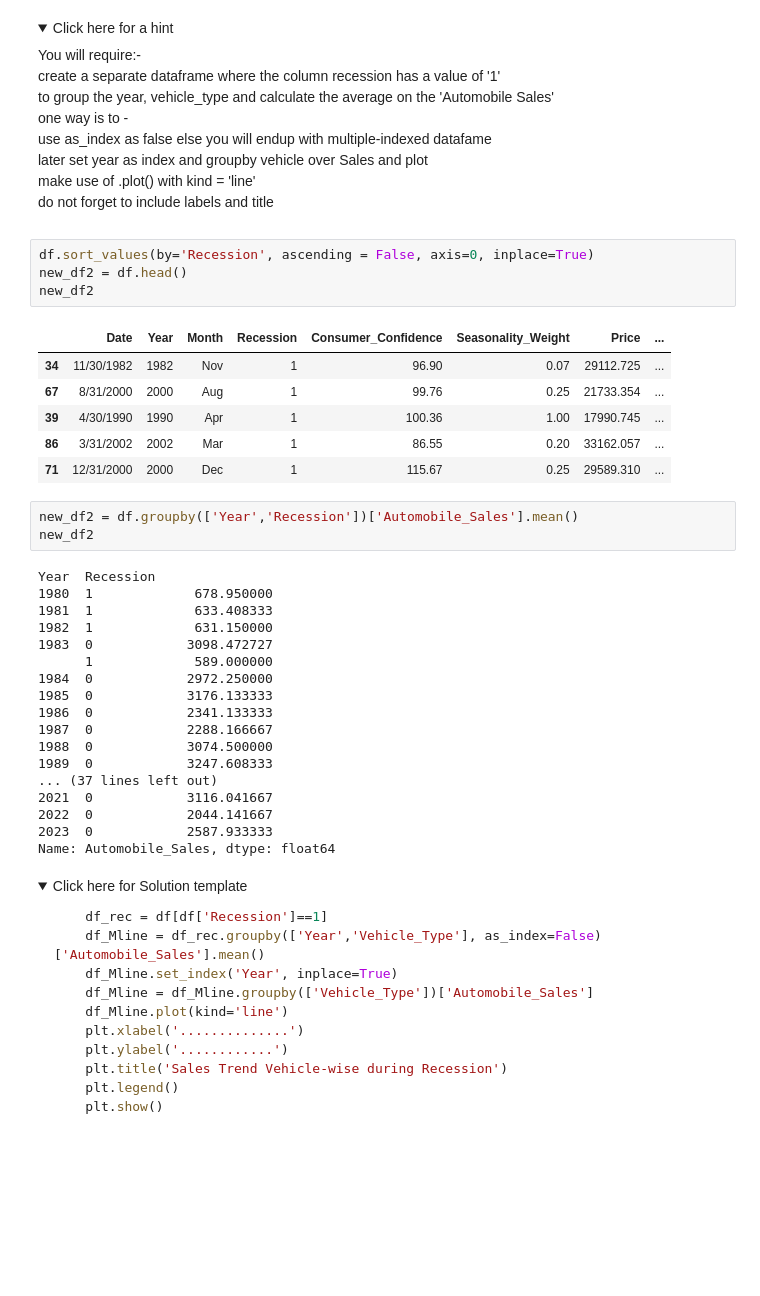
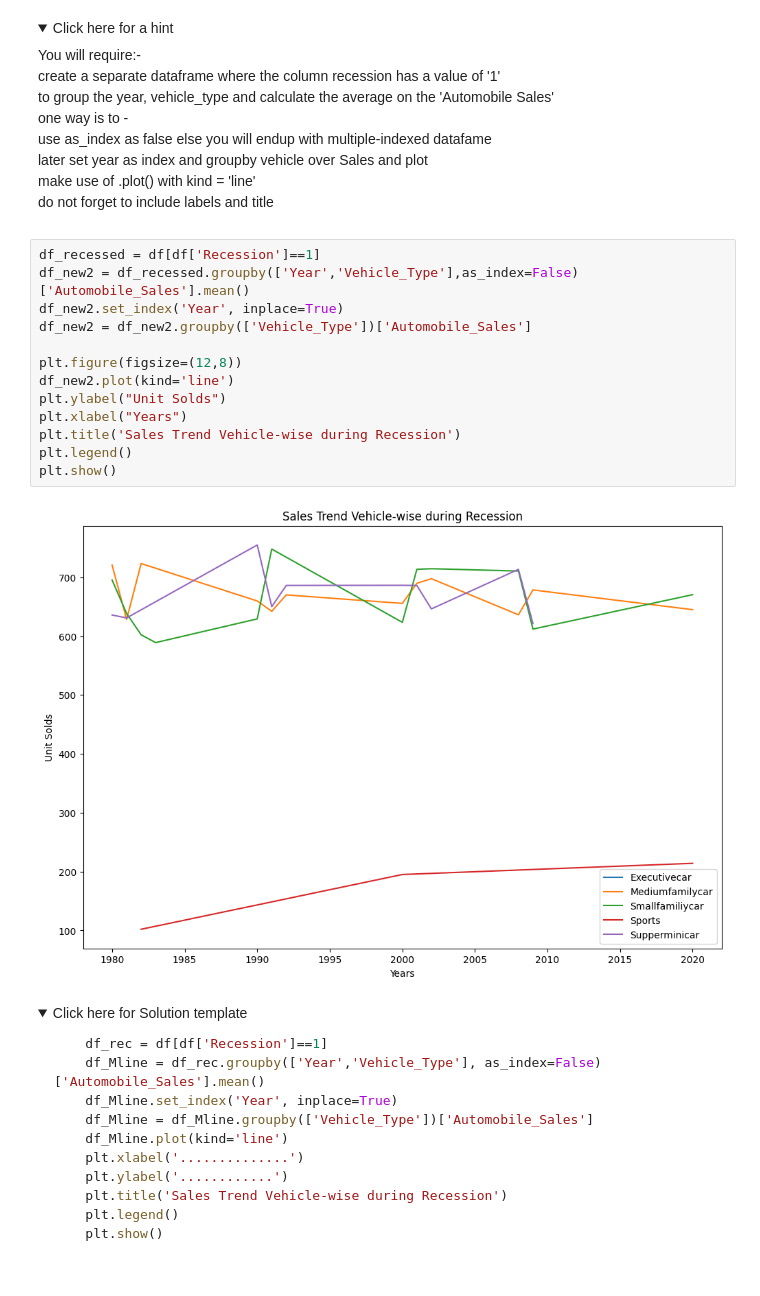
Before and after one commit to darwin-garcia/IBM-Data-Science, a Jupyter notebook: Module 8/Final-Assignment-Part1-v2.ipynb, the cells around one changed output. Saved outputs shown, nothing was run; the diff lists cells and outputs as text; folded sections open; blank space fills up the shorter version.

```diff
--- a/Module 8/Final-Assignment-Part1-v2.ipynb
+++ b/Module 8/Final-Assignment-Part1-v2.ipynb
@@ -323,38 +323,21 @@ Save this plot as "Line_Plot_1.png"</span><br>
     <br>do not forget to include labels and title
 </p>
 </details>
-# %%
-df.sort_values(by='Recession', ascending = False, axis=0, inplace=True)
-new_df2 = df.head()
-new_df2
-# %% [output]
-|  | Date | Year | Month | Recession | Consumer_Confidence | Seasonality_Weight | Price | ... |
-| 34 | 11/30/1982 | 1982 | Nov | 1 | 96.90 | 0.07 | 29112.725 | ... |
-| 67 | 8/31/2000 | 2000 | Aug | 1 | 99.76 | 0.25 | 21733.354 | ... |
-| 39 | 4/30/1990 | 1990 | Apr | 1 | 100.36 | 1.00 | 17990.745 | ... |
-| 86 | 3/31/2002 | 2002 | Mar | 1 | 86.55 | 0.20 | 33162.057 | ... |
-| 71 | 12/31/2000 | 2000 | Dec | 1 | 115.67 | 0.25 | 29589.310 | ... |
-# %%
-new_df2 = df.groupby(['Year','Recession'])['Automobile_Sales'].mean()
-new_df2
-# %% [output]
-Year  Recession
-1980  1             678.950000
-1981  1             633.408333
-1982  1             631.150000
-1983  0            3098.472727
-      1             589.000000
-1984  0            2972.250000
-1985  0            3176.133333
-1986  0            2341.133333
-1987  0            2288.166667
-1988  0            3074.500000
-1989  0            3247.608333
-... (37 lines left out)
-2021  0            3116.041667
-2022  0            2044.141667
-2023  0            2587.933333
-Name: Automobile_Sales, dtype: float64
+# %%
+df_recessed = df[df['Recession']==1]
+df_new2 = df_recessed.groupby(['Year','Vehicle_Type'],as_index=False)['Automobile_Sales'].mean()
+df_new2.set_index('Year', inplace=True)
+df_new2 = df_new2.groupby(['Vehicle_Type'])['Automobile_Sales']
+
+plt.figure(figsize=(12,8))
+df_new2.plot(kind='line')
+plt.ylabel("Unit Solds")
+plt.xlabel("Years")
+plt.title('Sales Trend Vehicle-wise during Recession')
+plt.legend()
+plt.show()
+# %% [output]
+[figure, added]
 # %% [markdown]
 <details>
     <summary>Click here for Solution template</summary>
```
Also changed, not shown: parts of 9 cells of this notebook.
